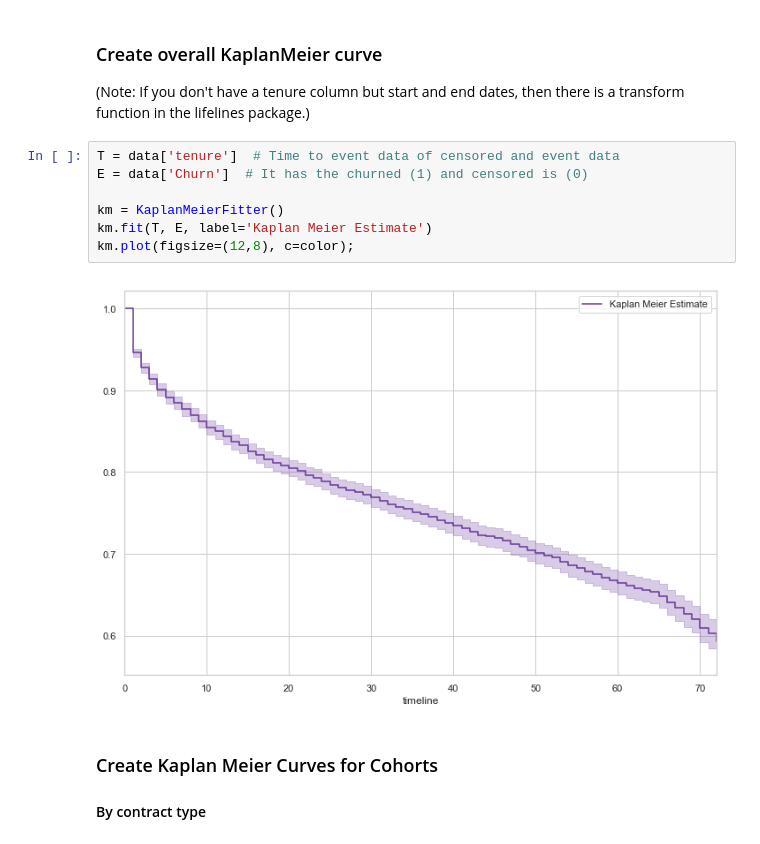
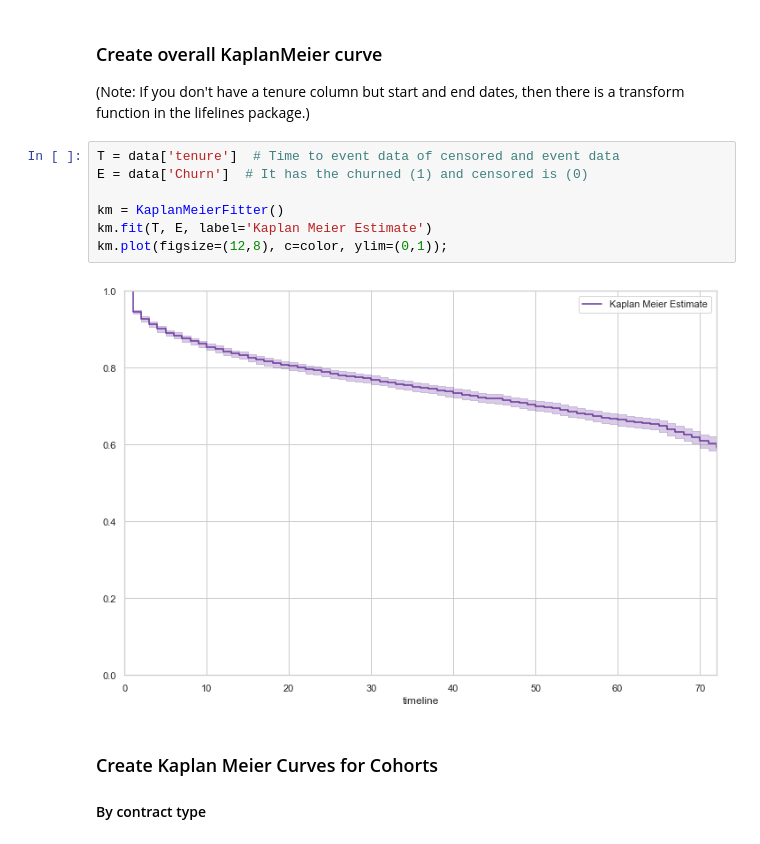
Before and after one commit to rbuerki/projects-ml, a Jupyter notebook: survival_analysis_lifelines/1-cohort_survival_curves_KaplanMeier.ipynb, the cells around one changed output. Drawn from its saved outputs; the diff is of its cells as text.

```diff
--- a/survival_analysis_lifelines/1-cohort_survival_curves_KaplanMeier.ipynb
+++ b/survival_analysis_lifelines/1-cohort_survival_curves_KaplanMeier.ipynb
@@ -167,12 +167,12 @@ data.to_csv('data/interim/telco_customer_churn.csv', index=False)
 # %%
 T = data['tenure']  # Time to event data of censored and event data
 E = data['Churn']  # It has the churned (1) and censored is (0)
 
 km = KaplanMeierFitter()
 km.fit(T, E, label='Kaplan Meier Estimate')
-km.plot(figsize=(12,8), c=color);
+km.plot(figsize=(12,8), c=color, ylim=(0,1));
 # %% [output]
-[figure, old version]
+[figure, new version]
 # %% [markdown]
 ### Create Kaplan Meier Curves for Cohorts
 
```
Also changed, not shown: parts of 5 cells of this notebook.
